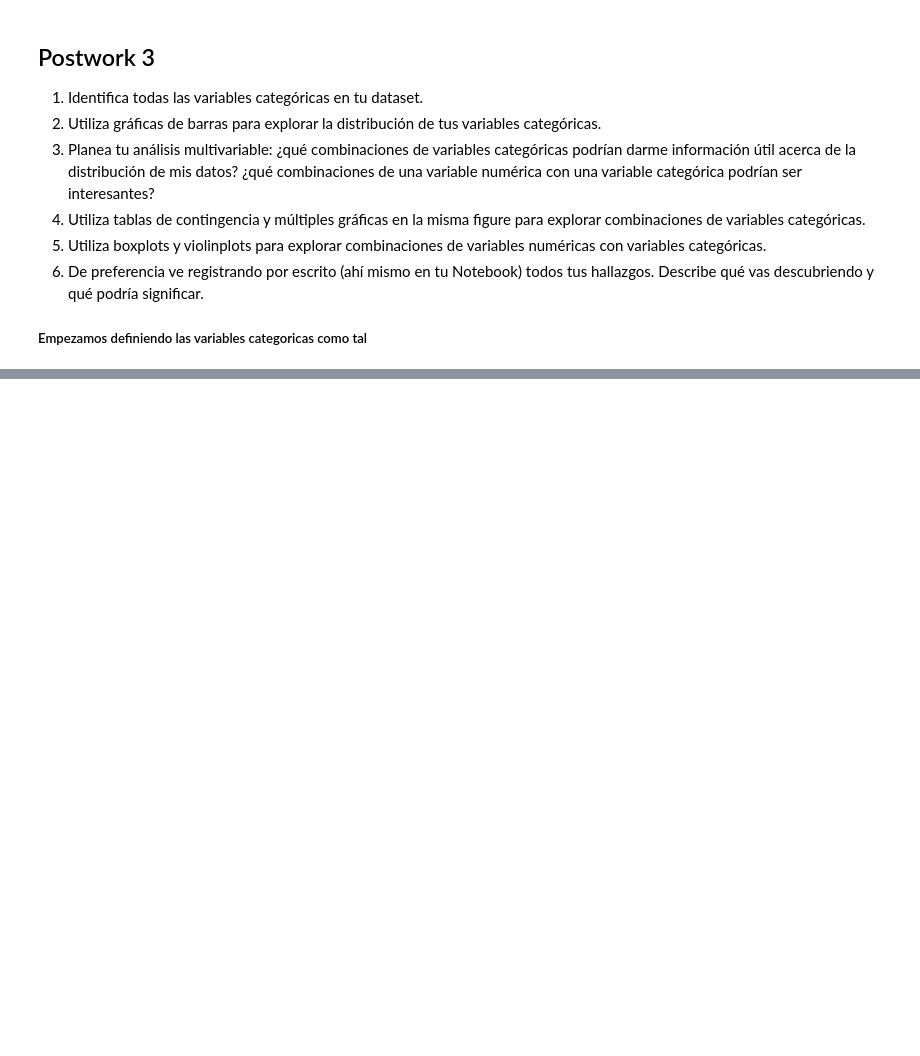
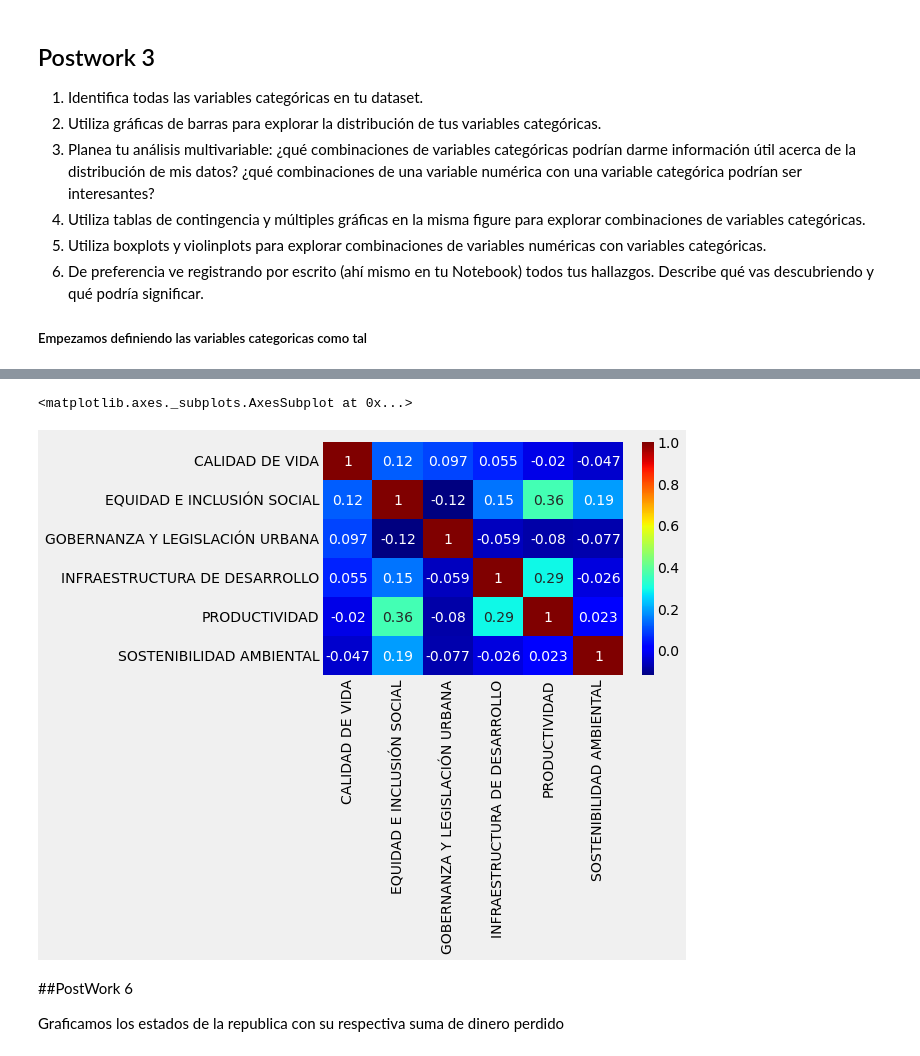
Before and after one commit to AngelicaDC/BEDUpython, a Jupyter notebook: Corrupt_Analysis.ipynb, the cells around one changed output, grey strips where cells are left out. Saved outputs shown, nothing was run; the diff lists cells and outputs as text; code cells hidden in the pictures; blank space fills up the shorter version.

```diff
--- a/Corrupt_Analysis.ipynb
+++ b/Corrupt_Analysis.ipynb
@@ -446,0 +466,17 @@ plt.show(); print()
+# %%
+ds_cpi.head(5)
+ds_cpi_reducido =  ds_cpi[
+                          list(filter(
+                              lambda cl: cl == cl.upper(),
+                              ds_cpi.columns)) + ['estado']]
+ds_cpi_reducido = ds_cpi_reducido.set_index('estado')
+ds_cpi_reducido
+
+sns.heatmap(ds_cpi_reducido.corr(),cmap='jet', annot=True)
+# %% [output]
+<matplotlib.axes._subplots.AxesSubplot at 0x...>
+[figure, added]
+# %% [markdown]
+##PostWork 6
+
+Graficamos los estados de la republica con su respectiva suma de dinero perdido
```
Also changed, not shown: parts of 21 cells of this notebook.
